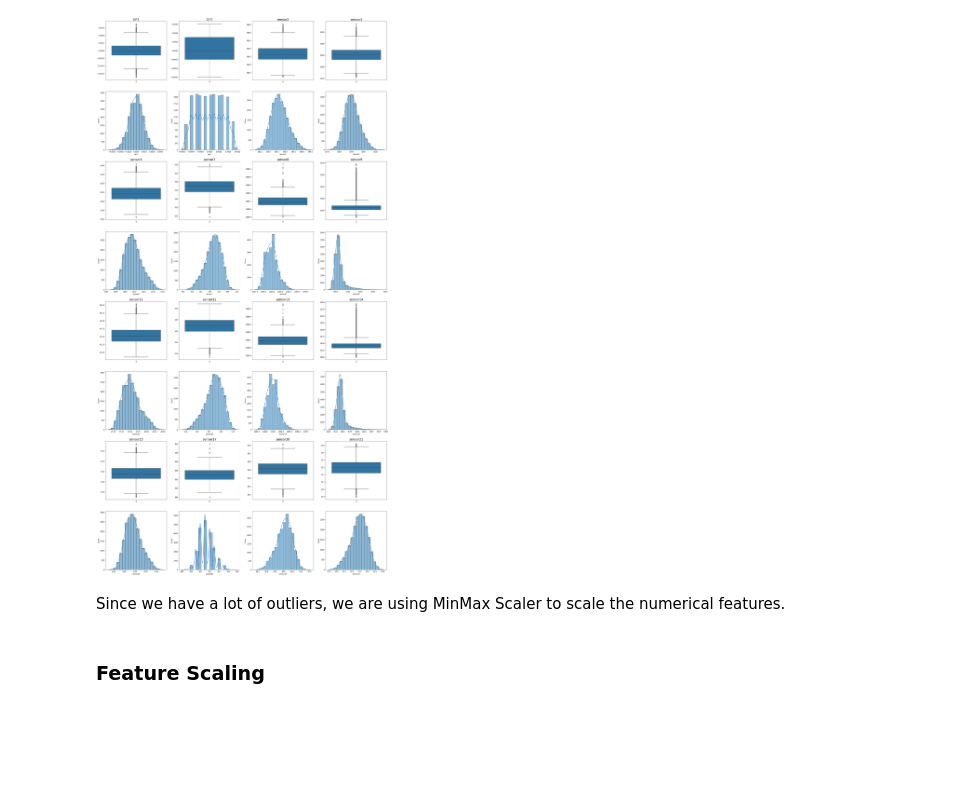
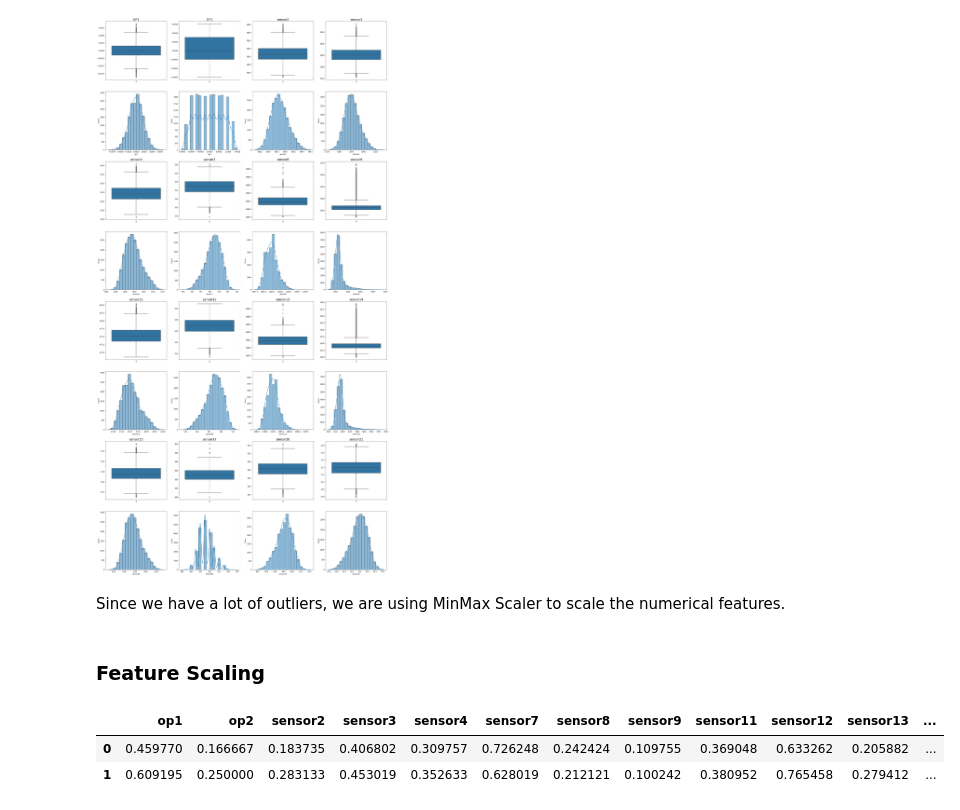
Before and after one commit to gmatos51/turbofan_rul_prediction, a Jupyter notebook: notebooks/Untitled.ipynb, the cells around one changed output. Drawn from its saved outputs; the diff is of its cells as text; code cells hidden in the pictures; blank space fills up the shorter version.

```diff
--- a/notebooks/Untitled.ipynb
+++ b/notebooks/Untitled.ipynb
@@ -277,3 +283,13 @@ plt.show()
 Since we have a lot of outliers, we are using MinMax Scaler to scale the numerical features.
 # %% [markdown]
 ### Feature Scaling
+# %%
+from sklearn.preprocessing import MinMaxScaler
+scaler = MinMaxScaler().fit(X)
+X_norm = scaler.transform(X)
+X_norm = pd.DataFrame(X_norm, columns=X.columns)
+X_norm.head(2)
+# %% [output]
+|  | op1 | op2 | sensor2 | sensor3 | sensor4 | sensor7 | sensor8 | sensor9 | sensor11 | sensor12 | sensor13 | ... |
+| 0 | 0.459770 | 0.166667 | 0.183735 | 0.406802 | 0.309757 | 0.726248 | 0.242424 | 0.109755 | 0.369048 | 0.633262 | 0.205882 | ... |
+| 1 | 0.609195 | 0.250000 | 0.283133 | 0.453019 | 0.352633 | 0.628019 | 0.212121 | 0.100242 | 0.380952 | 0.765458 | 0.279412 | ... |
```
Also changed, not shown: parts of 14 cells of this notebook.
